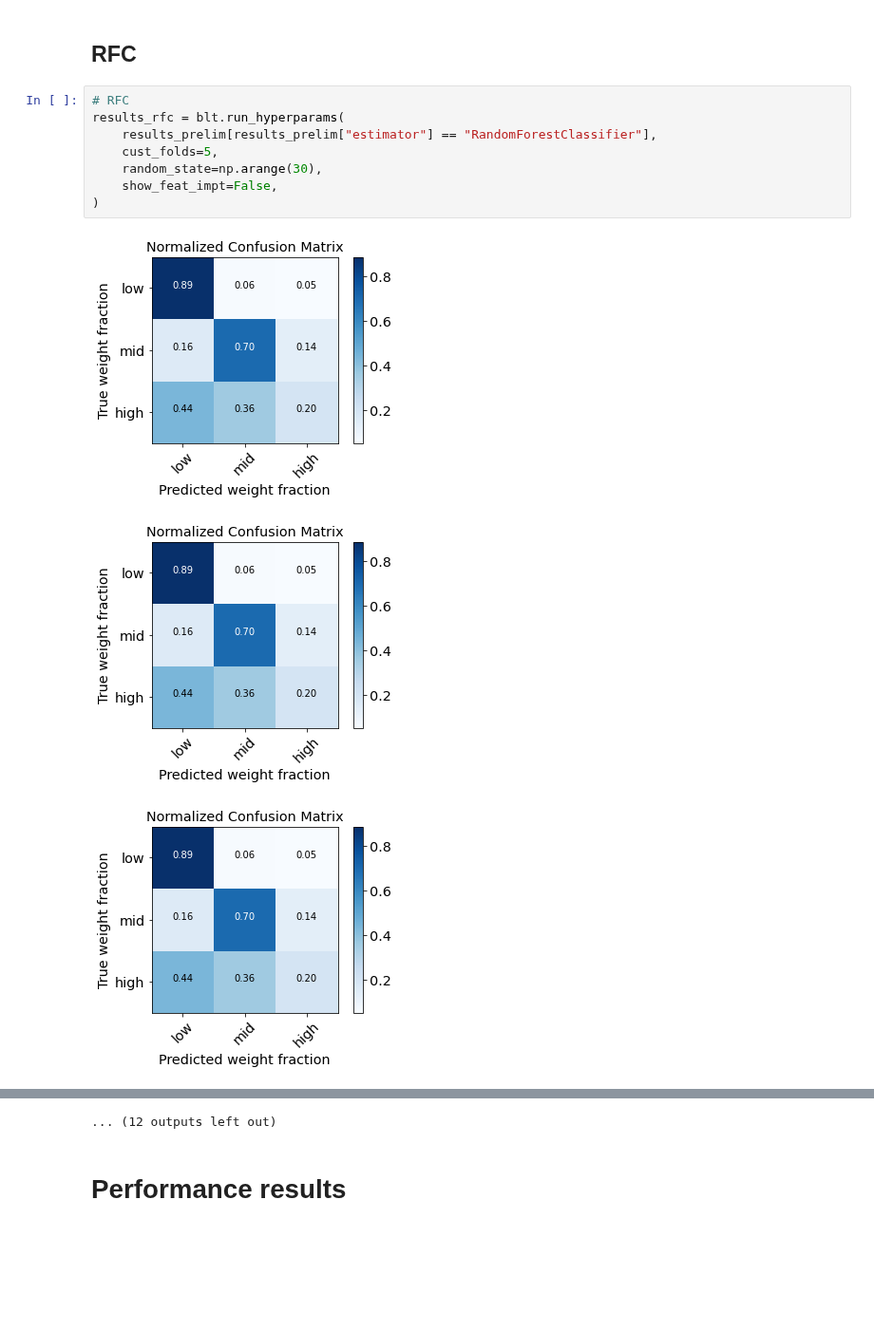
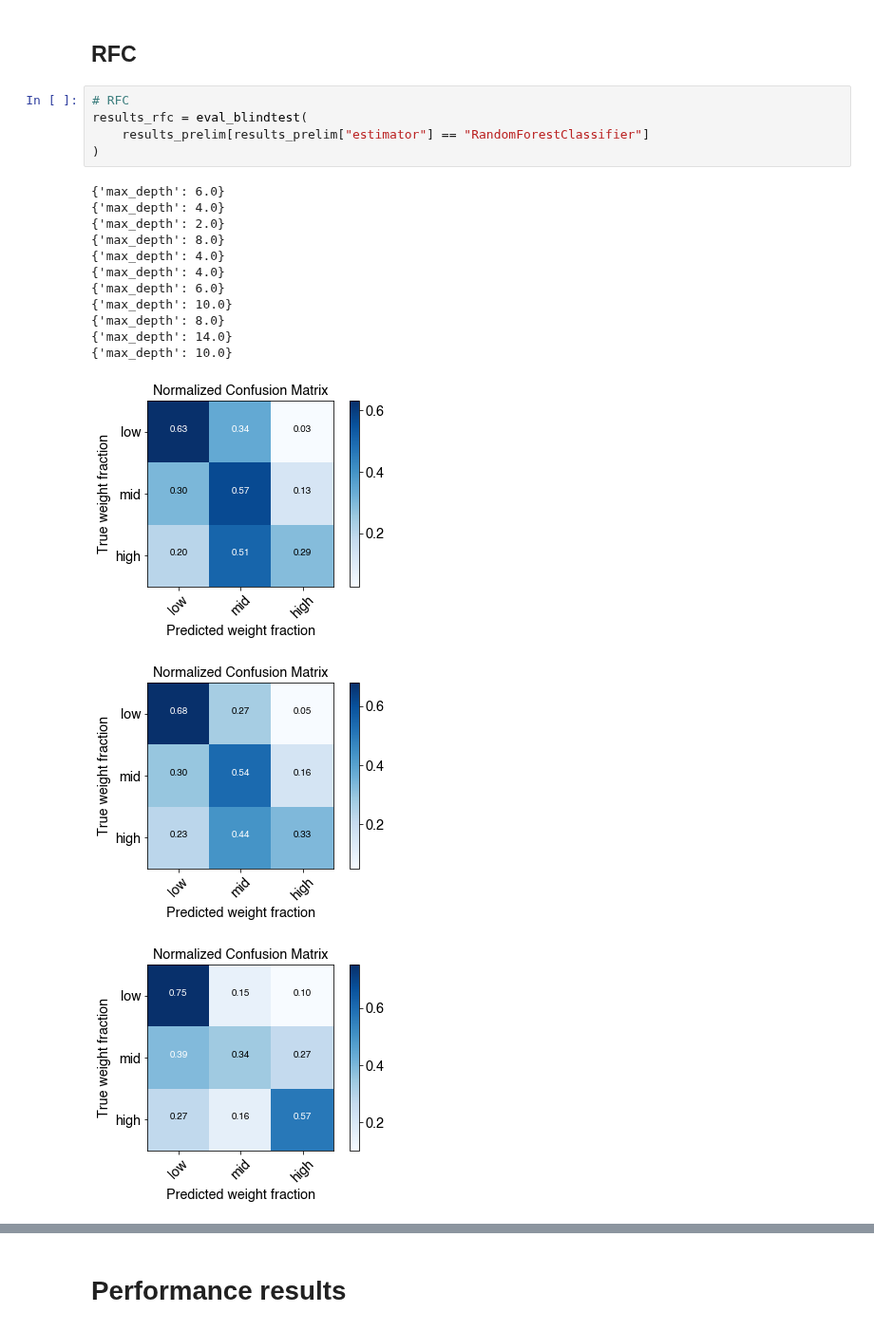
Before and after one commit to LukaThorn/ml-weight-fraction, a Jupyter notebook: organicspipeline.ipynb, the cells around one changed output, grey strips where cells are left out. Shown at 95% size. Saved outputs shown, nothing was run; the diff lists cells and outputs as text; blank space fills up the shorter version.

```diff
--- a/organicspipeline.ipynb
+++ b/organicspipeline.ipynb
@@ -608,13 +451,21 @@ results_svc = blt.run_hyperparams(
 ## RFC
 # %%
 # RFC
-results_rfc = blt.run_hyperparams(
-    results_prelim[results_prelim["estimator"] == "RandomForestClassifier"],
-    cust_folds=5,
-    random_state=np.arange(30),
-    show_feat_impt=False,
+results_rfc = eval_blindtest(
+    results_prelim[results_prelim["estimator"] == "RandomForestClassifier"]
 )
 # %% [output]
+{'max_depth': 6.0}
+{'max_depth': 4.0}
+{'max_depth': 2.0}
+{'max_depth': 8.0}
+{'max_depth': 4.0}
+{'max_depth': 4.0}
+{'max_depth': 6.0}
+{'max_depth': 10.0}
+{'max_depth': 8.0}
+{'max_depth': 14.0}
+{'max_depth': 10.0}
-[figure, old version]
+[figure, new version]
-[figure, old version]
+[figure, new version]
-[figure, old version]
+[figure, new version]
@@ -630,4 +480,3 @@ results_rfc = blt.run_hyperparams(
-... (12 outputs left out)
 # %% [markdown]
 # Performance results
 # %% [markdown]
```
Also changed, not shown: parts of 23 cells of this notebook.
